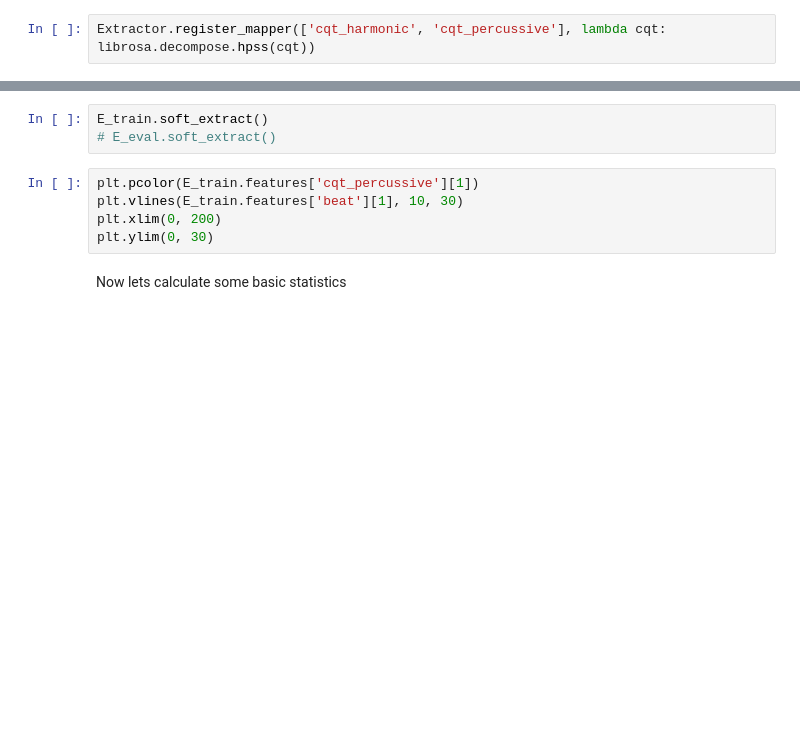
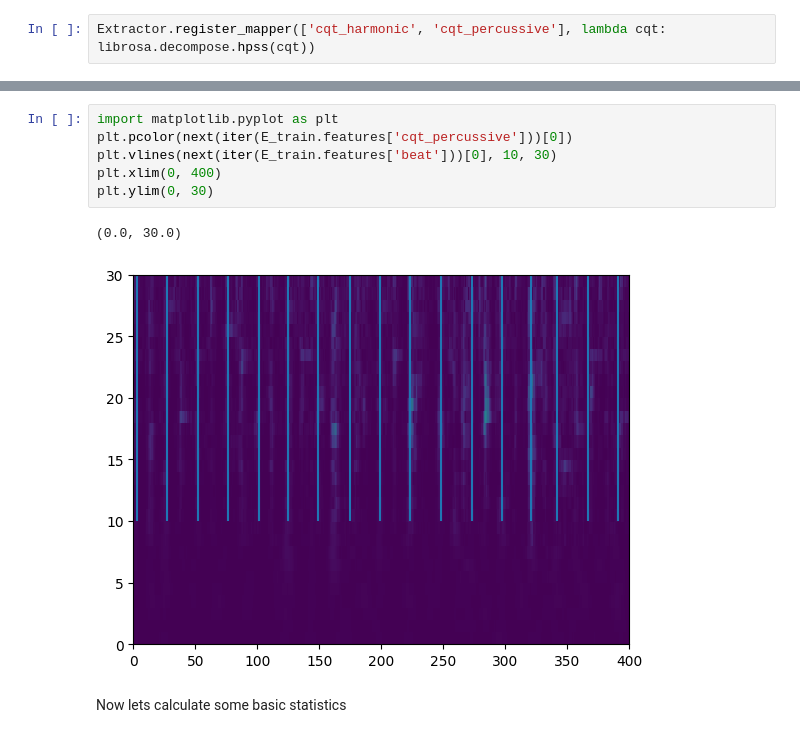
Before and after one commit to dmitrysluch/ariel-tds-music-genre, a Jupyter notebook: genre_detenction_ext.ipynb, the cells around one changed output, grey strips where cells are left out. Cells and saved outputs as stored; diff of their text form; blank space fills up the shorter version.

```diff
--- a/genre_detenction_ext.ipynb
+++ b/genre_detenction_ext.ipynb
@@ -271,11 +233,12 @@ Failed compiling function, will use plain python wrapper.
-# %%
-E_train.soft_extract()
-# E_eval.soft_extract()
 # %%
-plt.pcolor(E_train.features['cqt_percussive'][1])
-plt.vlines(E_train.features['beat'][1], 10, 30)
-plt.xlim(0, 200)
+import matplotlib.pyplot as plt
+plt.pcolor(next(iter(E_train.features['cqt_percussive']))[0])
+plt.vlines(next(iter(E_train.features['beat']))[0], 10, 30)
+plt.xlim(0, 400)
 plt.ylim(0, 30)
+# %% [output]
+(0.0, 30.0)
+[figure, added]
 # %% [markdown]
 Now lets calculate some basic statistics
 # %%
```
Also changed, not shown: parts of 58 cells of this notebook, 3 other files.
